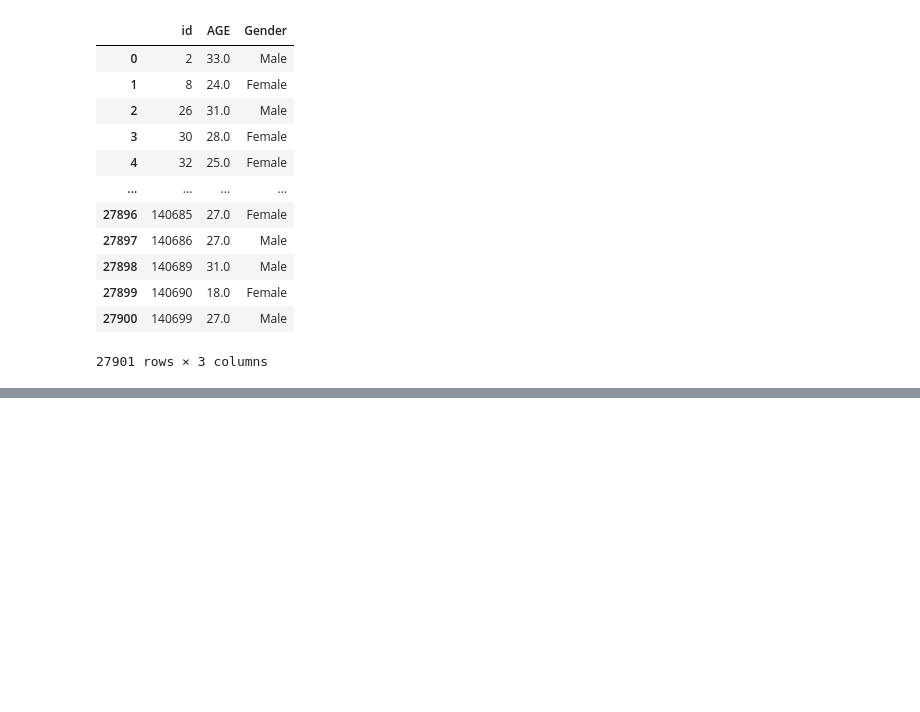
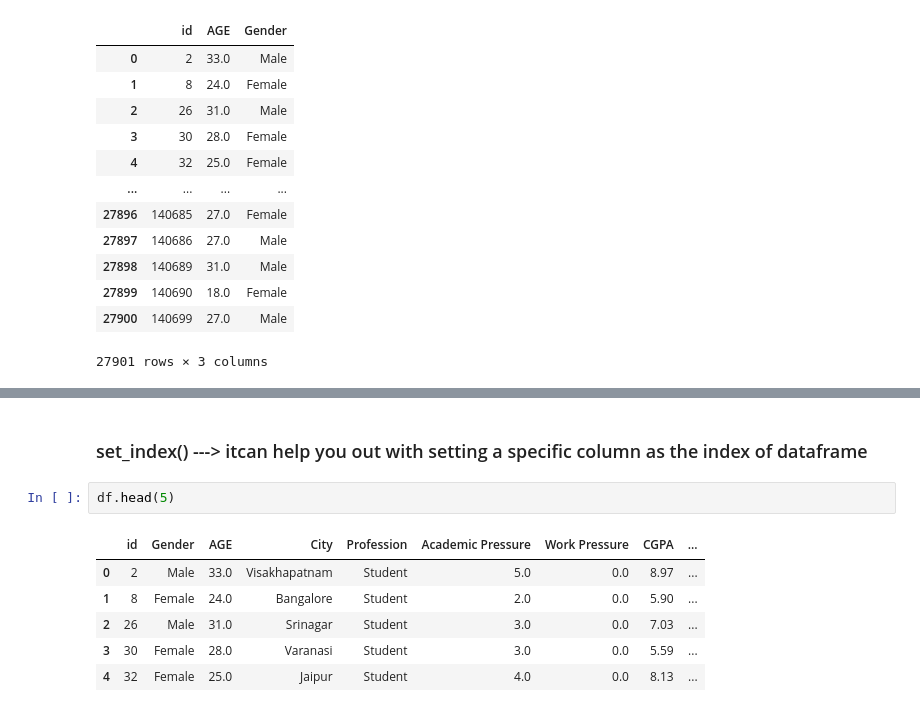
Before and after one commit to saileshchikkam/GEN-Ai, a Jupyter notebook: Machine Learning/Prerequisites/Numpy/Pandas/DataFrames.ipynb, the cells around one changed output, grey strips where cells are left out. Drawn from its saved outputs; the diff is of its cells as text; blank space fills up the shorter version.

```diff
--- a/Machine Learning/Prerequisites/Numpy/Pandas/DataFrames.ipynb
+++ b/Machine Learning/Prerequisites/Numpy/Pandas/DataFrames.ipynb
@@ -625,0 +732,11 @@ df[['id','AGE','Gender']]
+# %% [markdown]
+### set_index() ---> itcan help you out with setting a specific column as the index of dataframe
+# %%
+df.head(5)
+# %% [output]
+|  | id | Gender | AGE | City | Profession | Academic Pressure | Work Pressure | CGPA | ... |
+| 0 | 2 | Male | 33.0 | Visakhapatnam | Student | 5.0 | 0.0 | 8.97 | ... |
+| 1 | 8 | Female | 24.0 | Bangalore | Student | 2.0 | 0.0 | 5.90 | ... |
+| 2 | 26 | Male | 31.0 | Srinagar | Student | 3.0 | 0.0 | 7.03 | ... |
+| 3 | 30 | Female | 28.0 | Varanasi | Student | 3.0 | 0.0 | 5.59 | ... |
+| 4 | 32 | Female | 25.0 | Jaipur | Student | 4.0 | 0.0 | 8.13 | ... |
```
Also changed, not shown: parts of 30 cells of this notebook.
